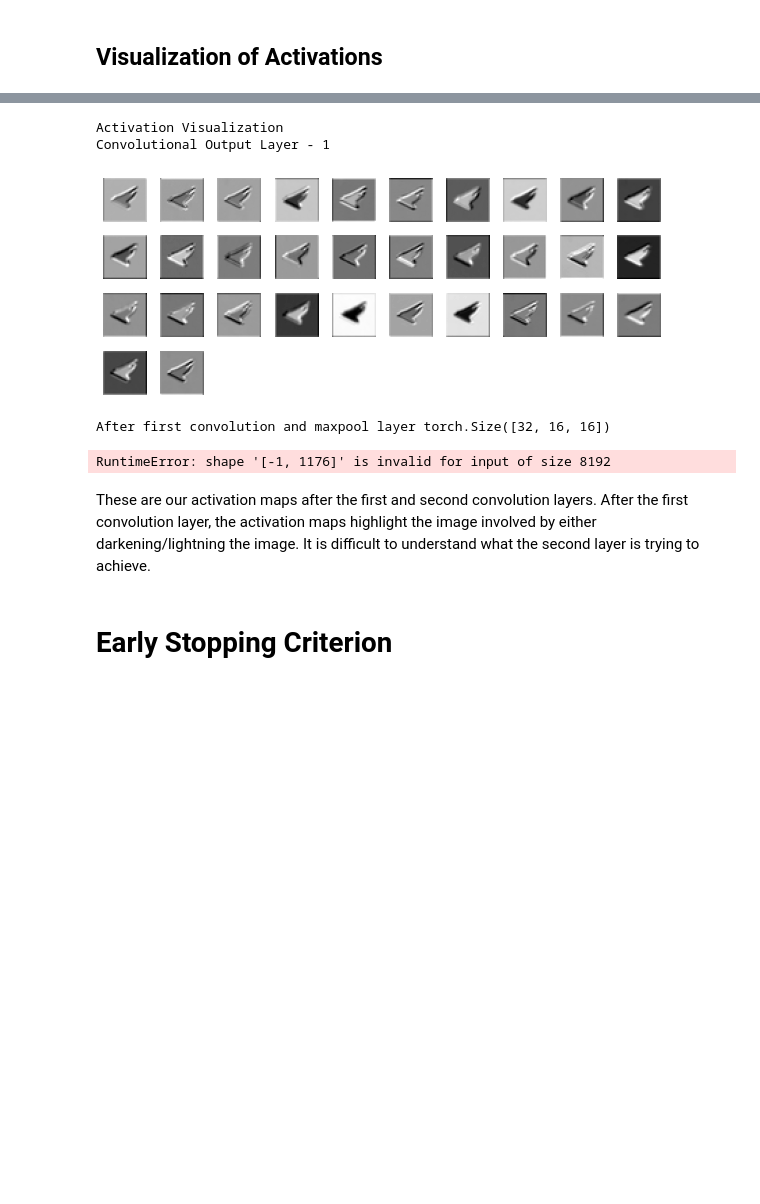
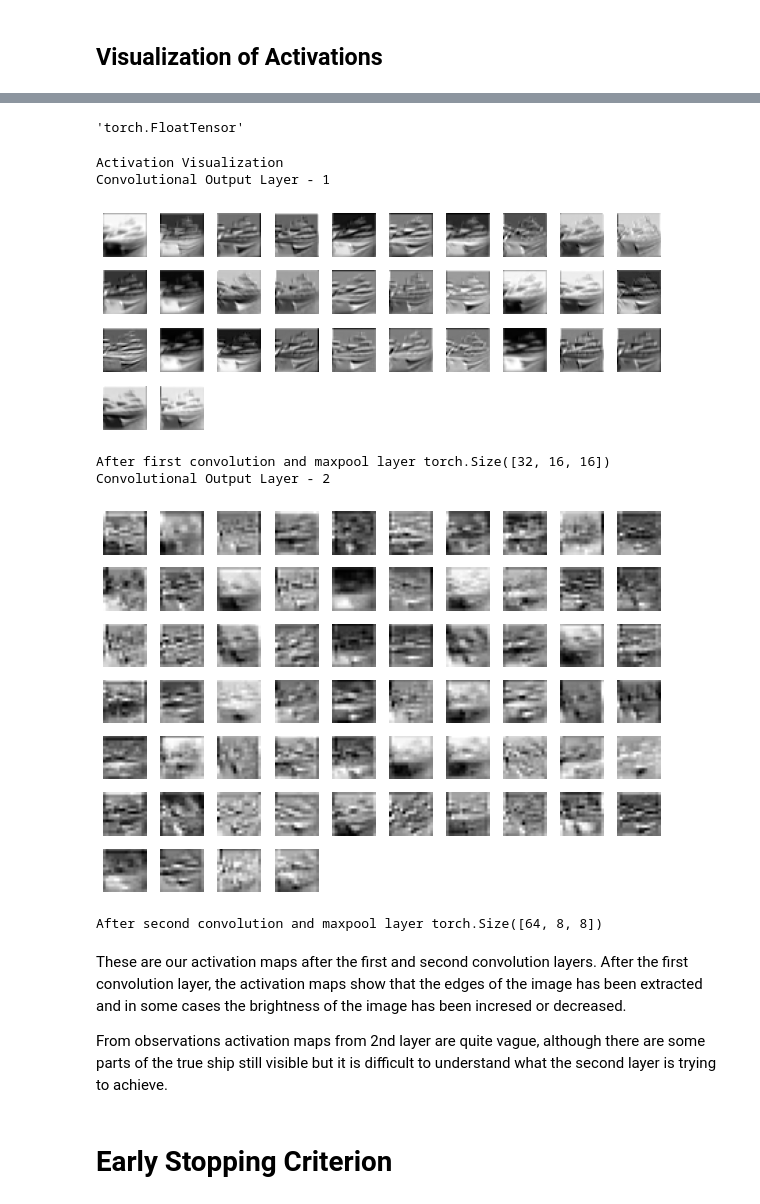
Before and after one commit to vardeep-sandhu/CudaLab, a Jupyter notebook: Sheet03/Sheet03.ipynb, the cells around one changed output, grey strips where cells are left out. Cells and saved outputs as stored; diff of their text form; code cells hidden in the pictures; blank space fills up the shorter version.

```diff
--- a/Sheet03/Sheet03.ipynb
+++ b/Sheet03/Sheet03.ipynb
@@ -654,0 +675,13 @@ plt.show()
+# %%
+model_names = ["MLP", "Dropout", "Without Dropout", "Batch Norm", "Group Norm"]
+training_time_seconds = [47.4, 246, 241, 250, 258]
+combined_stats = [stats_mlp, stats_d, stats_no_d, stats_batch, stats_group]
+acc = [np.array(i['valid_acc']).max() for i in combined_stats]
+colormap = np.random.uniform(low=0.0, high=1.0, size=(5,4))
+
+categories = np.arange(5)
+
+plt.scatter(training_time_seconds, acc, c=colormap[categories])
+for i in range(len(model_names)):
+    plt.text(training_time_seconds[i]-0.5, acc[i]+0.007, s=model_names[i], horizontalalignment='left', size='medium', color='black', weight='semibold')
+plt.show()
@@ -700,35 +743,40 @@ This shows the kernel visualization. Our kernels are of sizes 5 x 5, hence we ca
+# %%
+test_img = next(iter(test_loader))[0][1]
+# %% [output]
+'torch.FloatTensor'
 # %%
 print("Activation Visualization")
-img, label = test_dataset[21]
-img_input = img.unsqueeze(0)
+img_input = test_img.unsqueeze(0)
 
-result1 = best_no_dropout.conv1(img_input)
+result1 = best_batch.conv1(img_input)
 result1 = result1.squeeze()
 
 print('Convolutional Output Layer - 1')
 plot(result1.data.numpy(),False)
 
-result1 = best_no_dropout.maxpool(result1)
+result1 = best_batch.maxpool(result1)
 print("After first convolution and maxpool layer",result1.shape)
 
 
-result1 = (result1.view(-1, 6*14*14))
-resized_img = result1[0].view(1, 6, 14, 14)
+result1 = (result1.view(-1, 32*16*16))
+resized_img = result1[0].view(1, 32, 16, 16)
 
-result2 = best_no_dropout.conv2(resized_img)
+result2 = best_batch.conv2(resized_img)
 result2 = result2.squeeze()
 
 print('Convolutional Output Layer - 2')
 plot(result2.data.cpu().numpy(),False)
-result2 = best_no_dropout.maxpool(result2)
+result2 = best_batch.maxpool(result2)
 print("After second convolution and maxpool layer",result2.shape)
 # %% [output]
 Activation Visualization
 Convolutional Output Layer - 1
-[figure, old version]
+[figure, new version]
 After first convolution and maxpool layer torch.Size([32, 16, 16])
+Convolutional Output Layer - 2
+[figure, added]
-RuntimeError: shape '[-1, 1176]' is invalid for input of size 8192
+After second convolution and maxpool layer torch.Size([64, 8, 8])
 # %% [markdown]
-These are our activation maps after the first and second convolution layers. After the first convolution layer, the activation maps highlight the image involved by either darkening/lightning the image. It is difficult to understand what the second layer is trying to achieve.
+These are our activation maps after the first and second convolution layers. After the first convolution layer, the activation maps show that the edges of the image has been extracted and in some cases the brightness of the image has been incresed or decreased.
+
+From observations activation maps from 2nd layer are quite vague, although there are some parts of the true ship still visible but it is difficult to understand what the second layer is trying to achieve.
-# %% [markdown]
-# Early Stopping Criterion
@@ -742,0 +783,2 @@ def early_stopping(cur_val_loss,val_best_loss,stop_counter,stop_counter_limit):
+# %% [markdown]
+# Early Stopping Criterion
```
Also changed, not shown: parts of 46 cells of this notebook, 1 other file.
